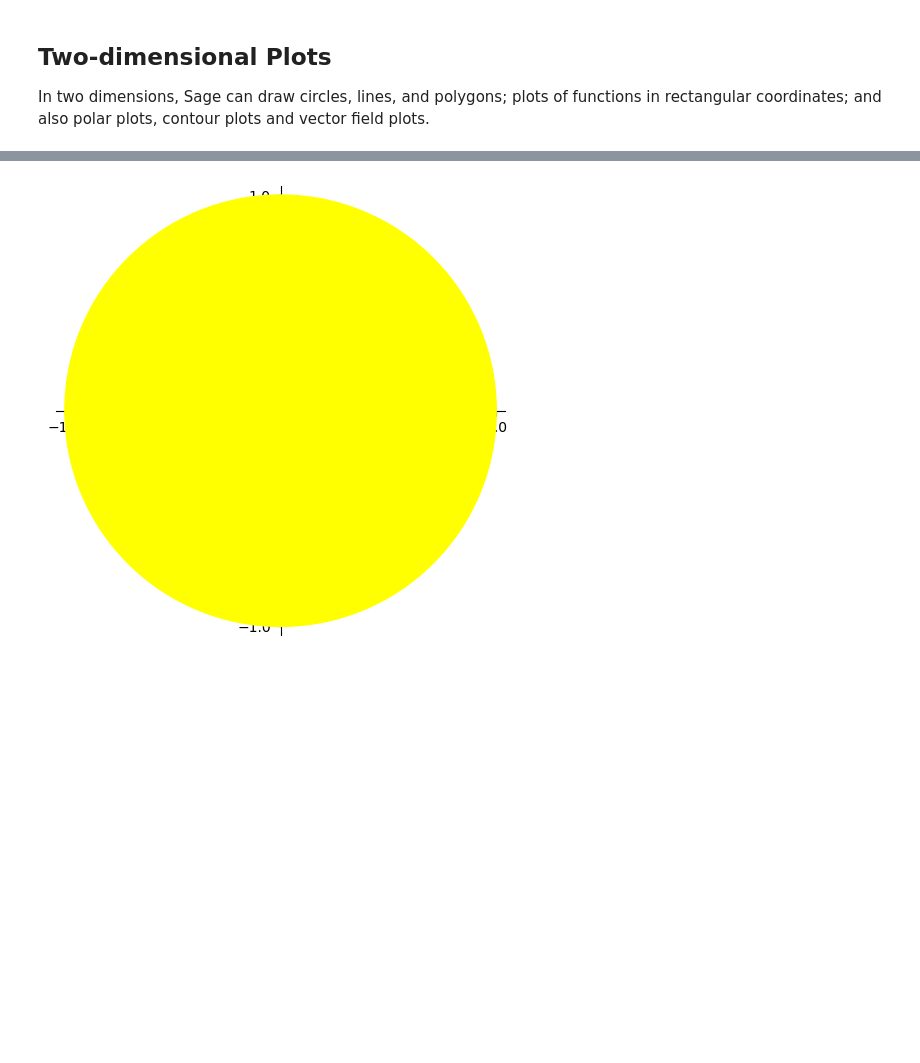
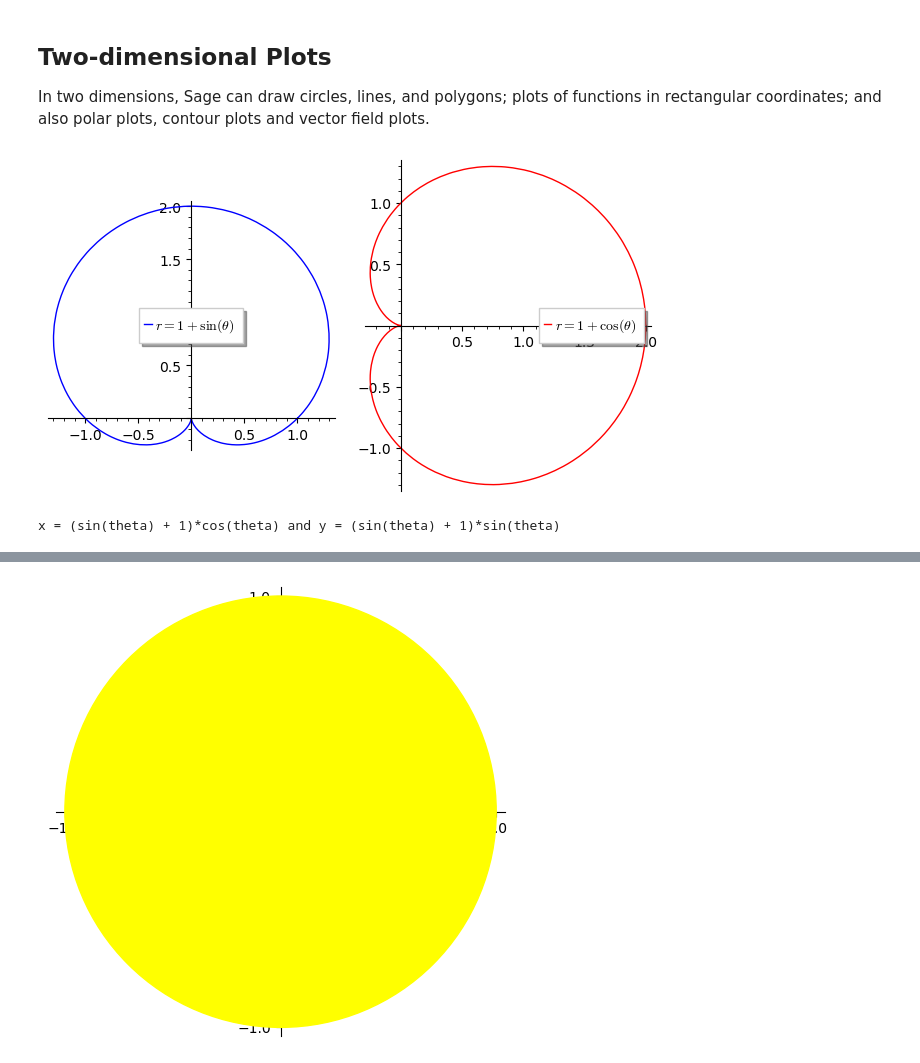
Before and after one commit to jiahaoxiang2000/MATH, a Jupyter notebook: sage/Plotting.ipynb, the cells around one changed output, grey strips where cells are left out. Drawn from its saved outputs; the diff is of its cells as text; code cells hidden in the pictures; blank space fills up the shorter version.

Commit message:
two dimensional plot

```diff
--- a/sage/Plotting.ipynb
+++ b/sage/Plotting.ipynb
@@ -4,3 +4,42 @@ Sage can produce two-dimensional and three-dimensional plots.
 ## Two-dimensional Plots
 
 In two dimensions, Sage can draw circles, lines, and polygons; plots of functions in rectangular coordinates; and also polar plots, contour plots and vector field plots.
+# %%
+# use sage math figure the polar plots
+from sage.all import var, polar_plot, graphics_array, sin, cos, pi
+
+# Define the variable theta
+theta = var("theta")
+
+# Define the polar equations
+r1 = 1 + sin(theta)
+r2 = 1 + cos(theta)
+
+# Create the first polar plot
+p1 = polar_plot(
+    r1, (theta, 0, 2 * pi), color="blue", legend_label=r"$r = 1 + \sin(\theta)$"
+)
+
+# Create the second polar plot
+p2 = polar_plot(
+    r2, (theta, 0, 2 * pi), color="red", legend_label=r"$r = 1 + \cos(\theta)$"
+)
+
+# Combine the polar plots into a single figure with subplots
+combined_plot = graphics_array([p1, p2])
+
+# Show the combined plot
+combined_plot.show()
+# %% [output]
+[figure, added]
+# %%
+# i want the r = 1+ sin(theta) to rectangular coordinates, how to do that?
+r = 1 + sin(theta)
+x = r * cos(theta)
+y = r * sin(theta)
+# substitute r = 1 + sin(theta) into x and y
+x.subs({r: 1 + sin(theta)}).simplify()
+y.subs({r: 1 + sin(theta)}).simplify()
+print(f"x = {x} and y = {y}")
+# %% [output]
+x = (sin(theta) + 1)*cos(theta) and y = (sin(theta) + 1)*sin(theta)
```
Also changed, not shown: parts of 5 cells of this notebook.
